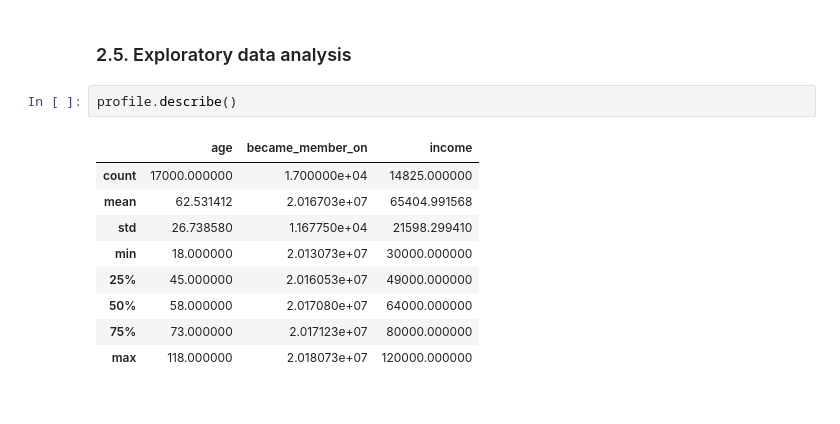
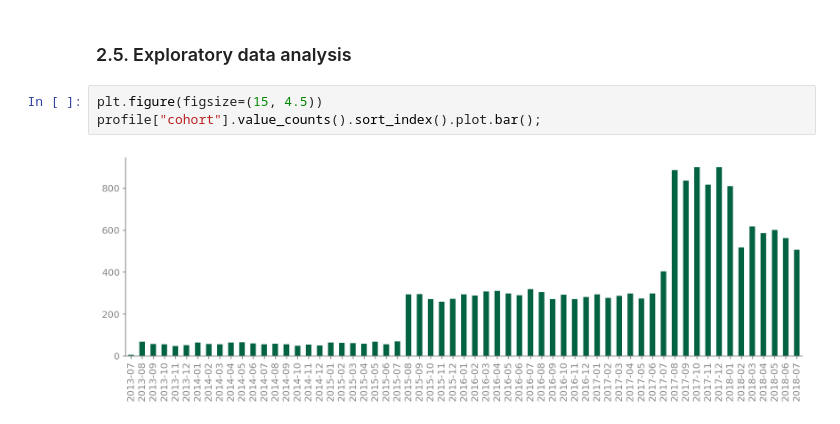
Before and after one commit to gabrieltempass/starbucks, a Jupyter notebook: starbucks.ipynb, the cells around one changed output. Saved outputs shown, nothing was run; the diff lists cells and outputs as text.

```diff
--- a/starbucks.ipynb
+++ b/starbucks.ipynb
@@ -175,15 +186,8 @@ transaction.head(1)
 | 12654 | 02c083884c7d45b39cc68e1314fec56c | transaction | {'amount': 0.8300000000000001} | 0 | 0.83 |
 # %% [markdown]
 ### 2.5. Exploratory data analysis
-# %%
-profile.describe()
-# %% [output]
-|  | age | became_member_on | income |
-| count | 17000.000000 | 1.700000e+04 | 14825.000000 |
-| mean | 62.531412 | 2.016703e+07 | 65404.991568 |
-| std | 26.738580 | 1.167750e+04 | 21598.299410 |
-| min | 18.000000 | 2.013073e+07 | 30000.000000 |
-| 25% | 45.000000 | 2.016053e+07 | 49000.000000 |
-| 50% | 58.000000 | 2.017080e+07 | 64000.000000 |
-| 75% | 73.000000 | 2.017123e+07 | 80000.000000 |
-| max | 118.000000 | 2.018073e+07 | 120000.000000 |
+# %%
+plt.figure(figsize=(15, 4.5))
+profile["cohort"].value_counts().sort_index().plot.bar();
+# %% [output]
+[figure, added]
```
Also changed, not shown: parts of 17 cells of this notebook.
